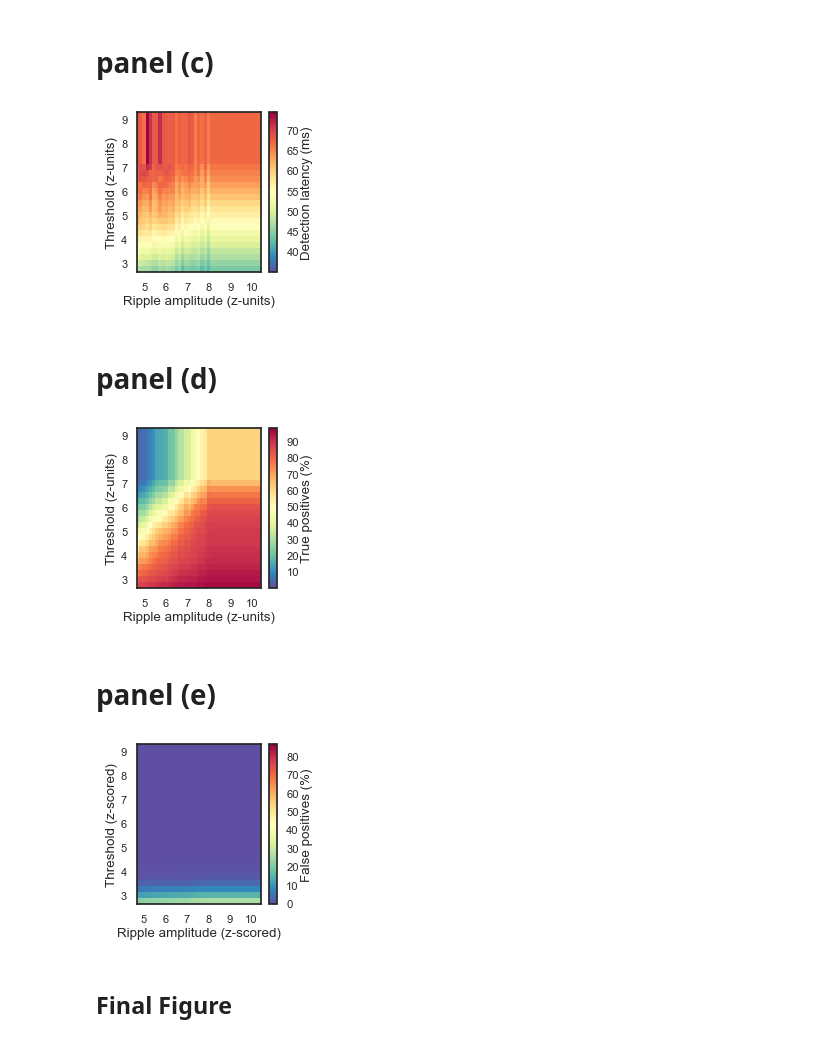
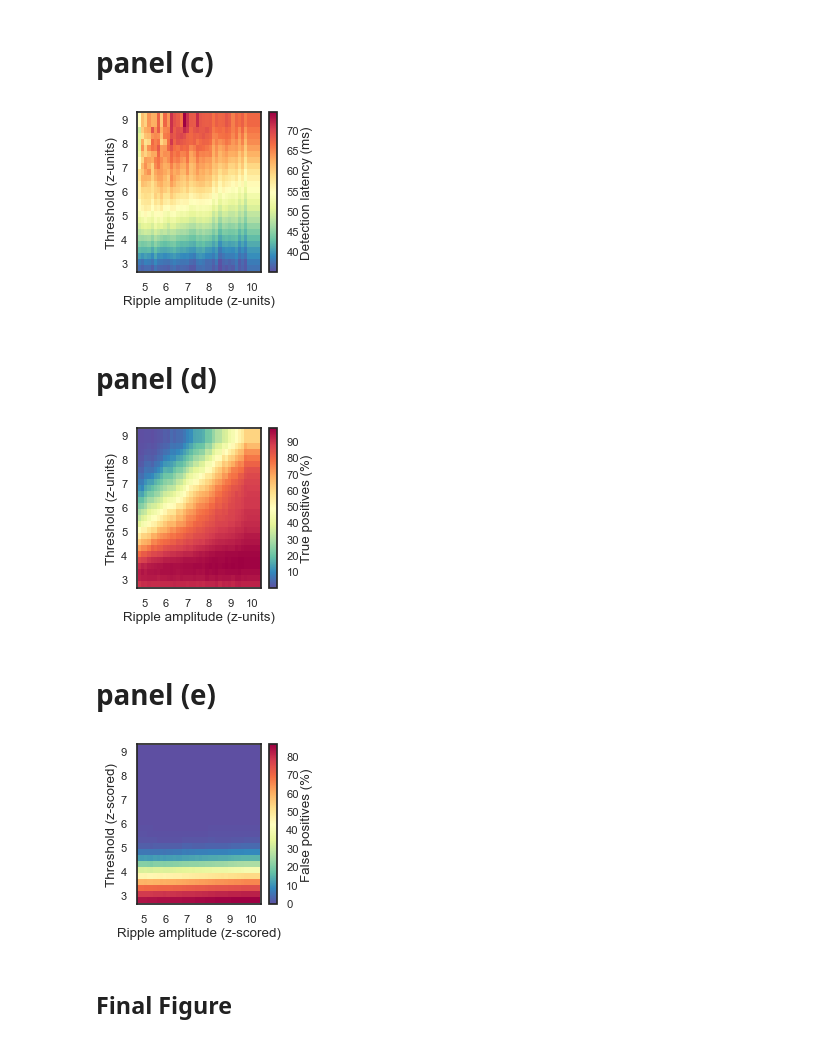
Before and after one commit to shayokdutta/RippleDetectionAnalysis, a Jupyter notebook: figureCode_final/Figure3_Synth_OE_SG.ipynb, the cells around one changed output. Cells and saved outputs as stored; diff of their text form; code cells hidden in the pictures.

```diff
--- a/figureCode_final/Figure3_Synth_OE_SG.ipynb
+++ b/figureCode_final/Figure3_Synth_OE_SG.ipynb
@@ -735,27 +735,27 @@ tpPercent = np.asarray(tpPercent)
 # %%
 savefig = True
 fig = plt.figure()
 ax = fig.gca()
-plt.scatter(synthRipAmpl, ripDetectThresh, c=detectLat,cmap="Spectral_r",s=4000,marker='s',edgecolor='')
+plt.scatter(synthRipAmpl, ripDetectThresh, c=detectLat,cmap="Spectral_r",s=90,marker='s',edgecolor='')
 plt.colorbar(label="Detection latency (ms)")
 ax.set_xlabel("Ripple amplitude (z-units)",labelpad=2)
 ax.set_ylabel("Threshold (z-units)",labelpad=2)
 
 ax.set_ylim(bottom=min(ripDetectThresh)-0.33,top=max(ripDetectThresh)+0.33)
 ax.set_xlim(left=min(synthRipAmpl)-0.33,right=max(synthRipAmpl)+0.33)
 
 if(savefig):
     plt.savefig("/home/shayok/Documents/Code/RippleDetectionAnalysis/Cavaradossi/figures_final/fig3_synthdetections/detectlat.svg",transparent=True)
 plt.show()
 # %% [output]
-[figure, old version]
+[figure, new version]
 # %% [markdown]
 # panel (d)
 # %%
 savefig = True
 fig = plt.figure()
 ax = fig.gca()
-plt.scatter(synthRipAmpl, ripDetectThresh, c=tpPercent,cmap="Spectral_r",s=4000,marker='s',edgecolors="")
+plt.scatter(synthRipAmpl, ripDetectThresh, c=tpPercent,cmap="Spectral_r",s=90,marker='s',edgecolors="")
 plt.colorbar(label="True positives (%)")
 ax.set_xlabel("Ripple amplitude (z-units)",labelpad=2)
 ax.set_ylabel("Threshold (z-units)",labelpad=2)
@@ -767,7 +767,7 @@ if(savefig):
     plt.savefig("/home/shayok/Documents/Code/RippleDetectionAnalysis/Cavaradossi/figures_final/fig3_synthdetections/tp.svg",transparent=True)
 plt.show()
 # %% [output]
-[figure, old version]
+[figure, new version]
 # %% [markdown]
 # panel (e)
 # %%
@@ -775,7 +775,7 @@ savefig = True
 
 fig = plt.figure()
 ax = fig.gca()
-plt.scatter(synthRipAmpl, ripDetectThresh, c=fpPercent,cmap="Spectral_r",s=4000,marker='s',edgecolors="")
+plt.scatter(synthRipAmpl, ripDetectThresh, c=fpPercent,cmap="Spectral_r",s=90,marker='s',edgecolors="")
 plt.colorbar(label="False positives (%)")
 ax.set_xlabel("Ripple amplitude (z-scored)",labelpad=2)
 ax.set_ylabel("Threshold (z-scored)",labelpad=2)
@@ -787,7 +787,7 @@ if(savefig):
     plt.savefig("/home/shayok/Documents/Code/RippleDetectionAnalysis/Cavaradossi/figures_final/fig3_synthdetections/fp.svg",transparent=True)
 plt.show()
 # %% [output]
-[figure, old version]
+[figure, new version]
 # %% [markdown]
 ## Final Figure
 # %% [markdown]
```
Also changed, not shown: parts of 4 cells of this notebook, 18 other files.
